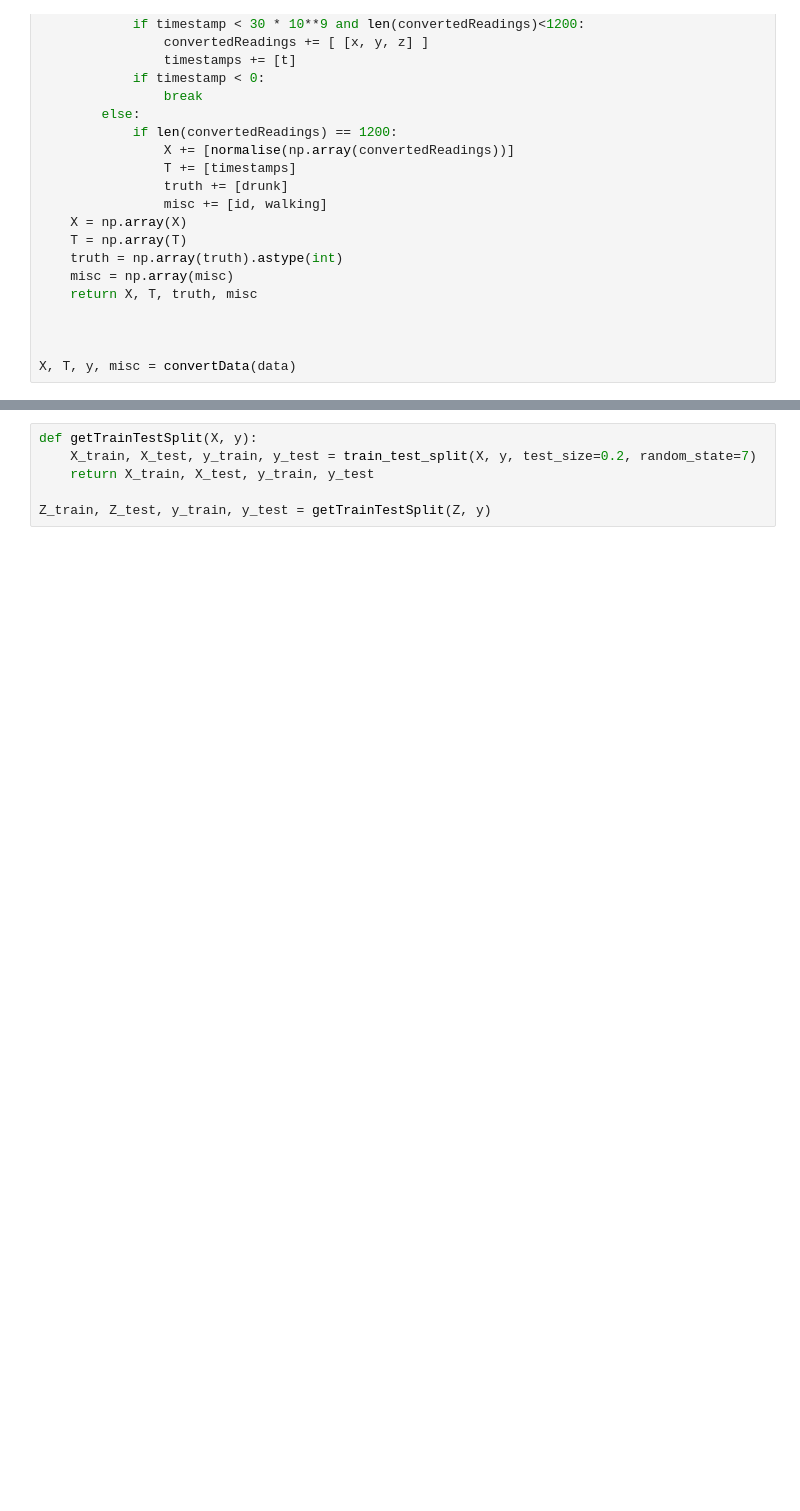
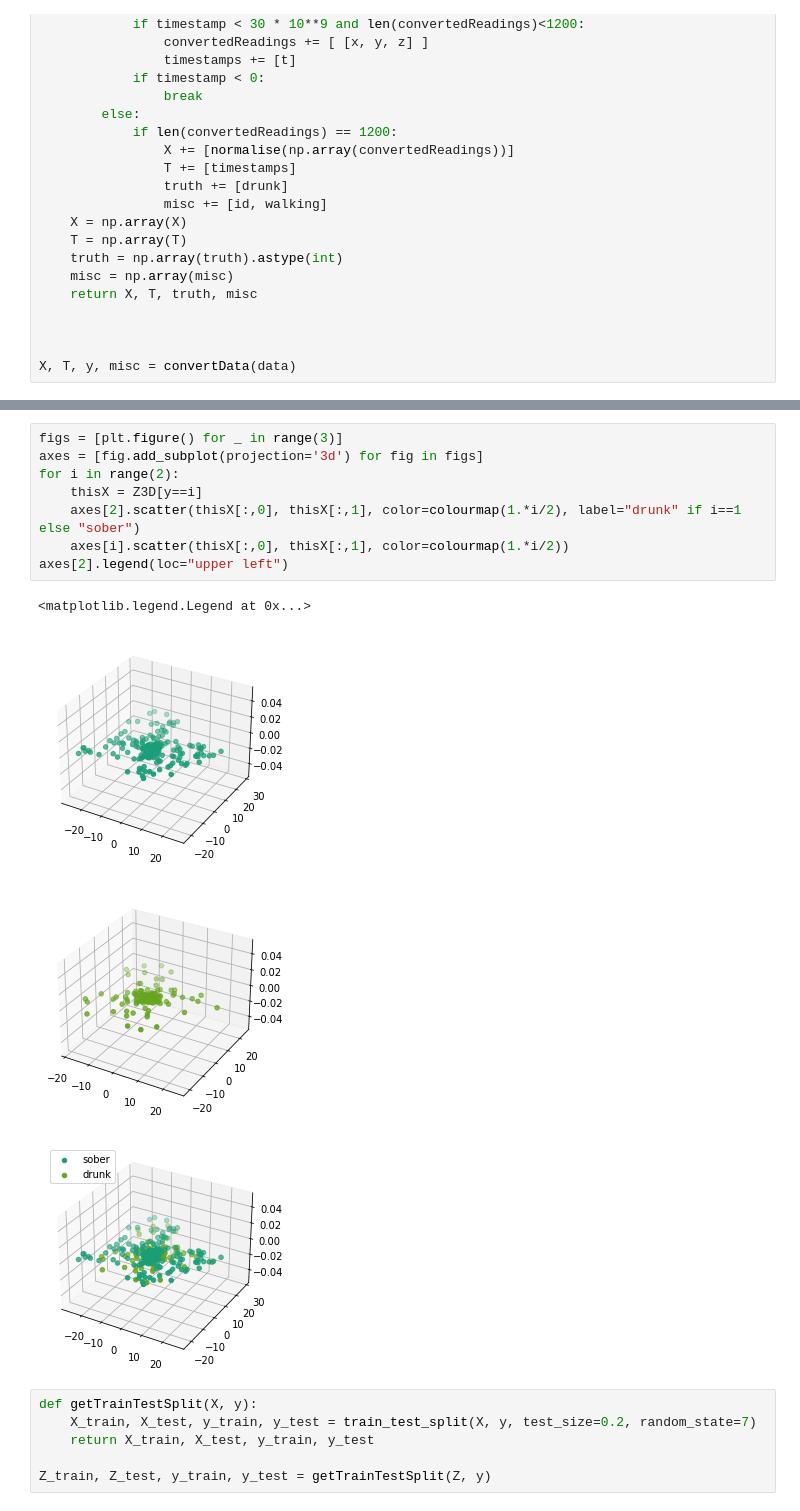
Before and after one commit to Nat-133/accelerometer-catagorization, a Jupyter notebook: svm_training.ipynb, the cells around one changed output, grey strips where cells are left out. Cells and saved outputs as stored; diff of their text form; blank space fills up the shorter version.

```diff
--- a/svm_training.ipynb
+++ b/svm_training.ipynb
@@ -108,3 +109,16 @@ displaydata(Z, y)
+# %%
+figs = [plt.figure() for _ in range(3)]
+axes = [fig.add_subplot(projection='3d') for fig in figs]
+for i in range(2):
+    thisX = Z3D[y==i]
+    axes[2].scatter(thisX[:,0], thisX[:,1], color=colourmap(1.*i/2), label="drunk" if i==1 else "sober")
+    axes[i].scatter(thisX[:,0], thisX[:,1], color=colourmap(1.*i/2))
+axes[2].legend(loc="upper left")
+# %% [output]
+<matplotlib.legend.Legend at 0x...>
+[figure, added]
+[figure, added]
+[figure, added]
 # %%
 def getTrainTestSplit(X, y):
     X_train, X_test, y_train, y_test = train_test_split(X, y, test_size=0.2, random_state=7)
```
Also changed, not shown: parts of 2 cells of this notebook, 3 other files.
